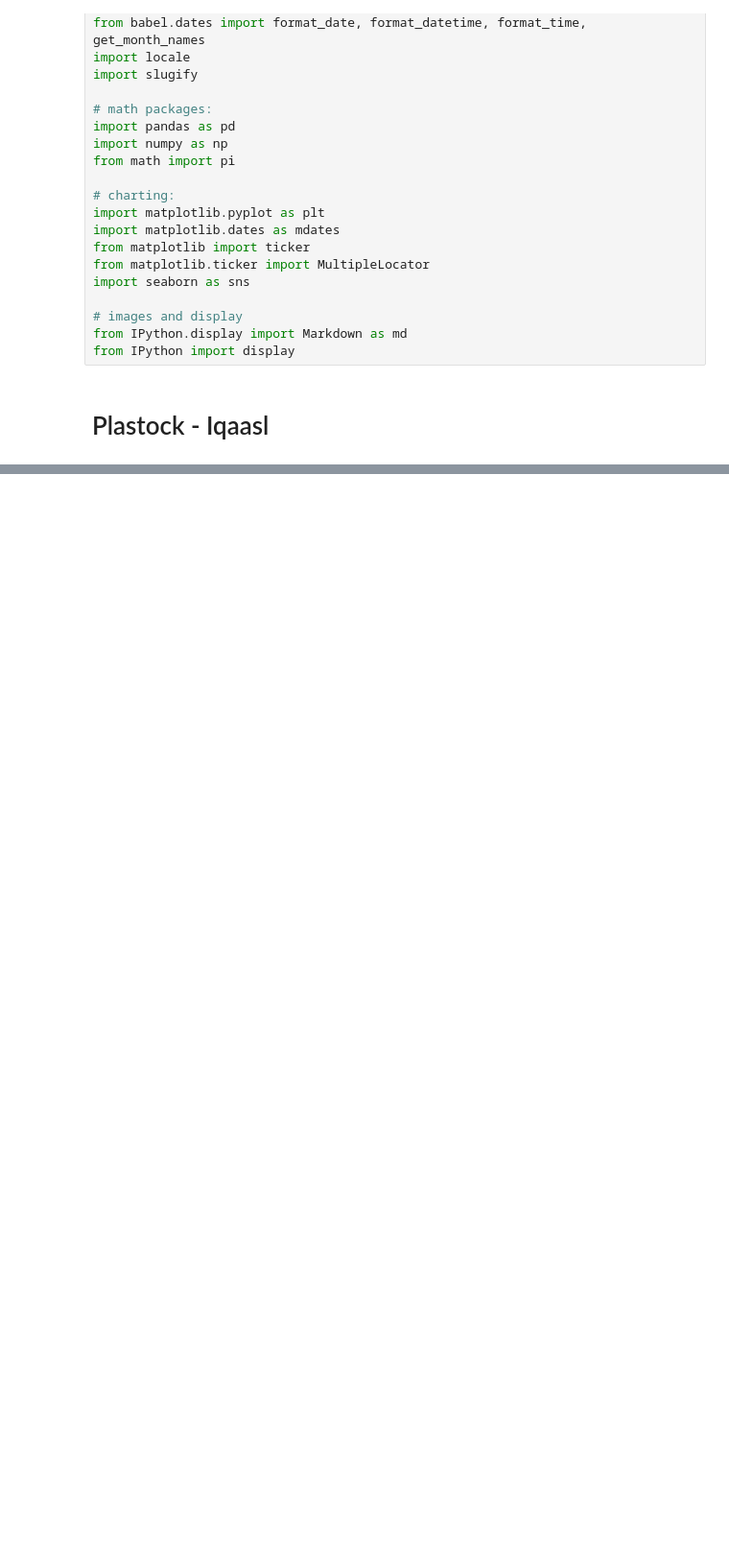
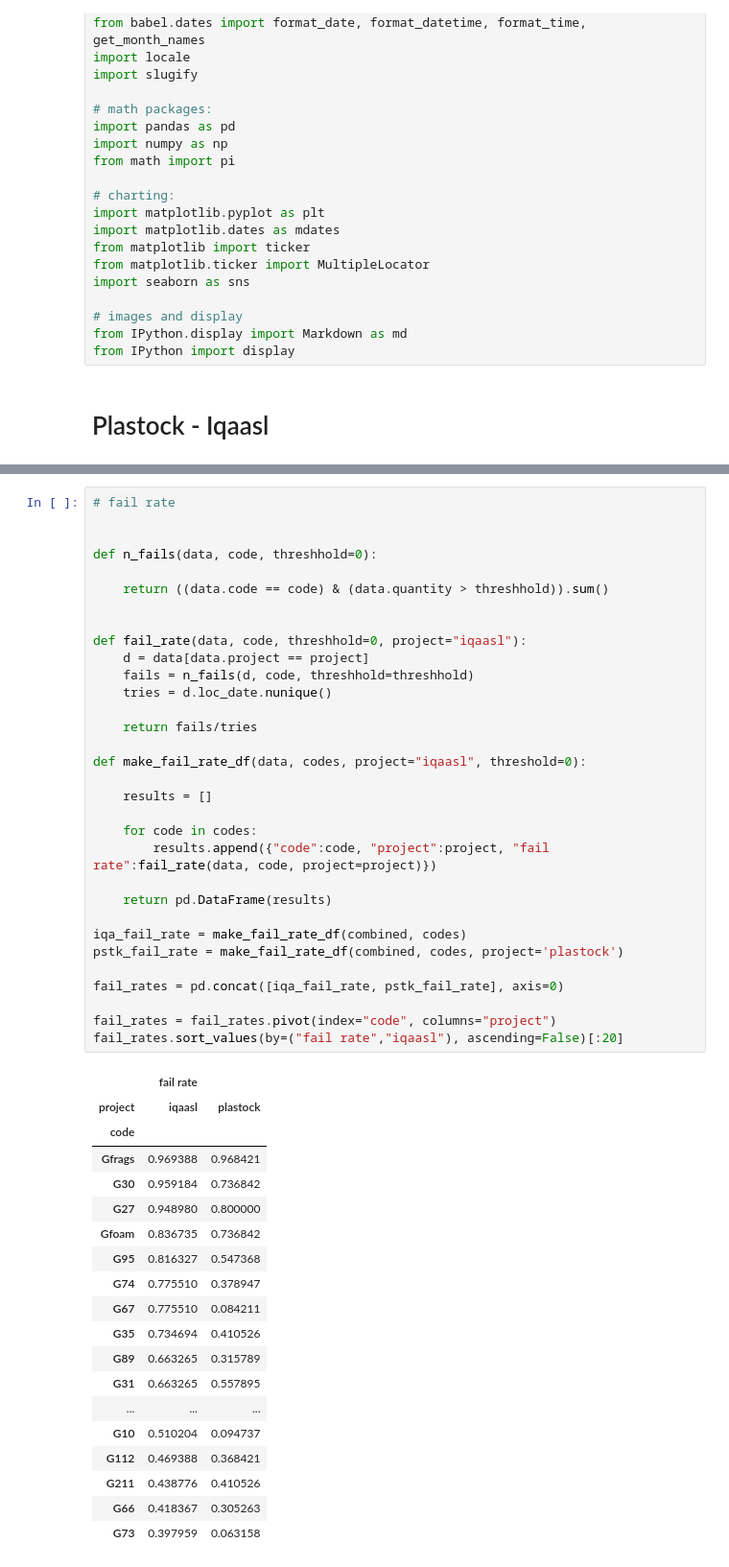
Before and after one commit to AssociationSauvegardeLeman/plastock, a Jupyter notebook: plastock_iqaasl.ipynb, the cells around one changed output, grey strips where cells are left out. Shown at 96% size. Saved outputs shown, nothing was run; the diff lists cells and outputs as text; blank space fills up the shorter version.

```diff
--- a/plastock_iqaasl.ipynb
+++ b/plastock_iqaasl.ipynb
@@ -207,0 +254,52 @@ summary.style.set_table_styles(table_css_styles)
+# %%
+# fail rate
+
+
+def n_fails(data, code, threshhold=0):
+
+    return ((data.code == code) & (data.quantity > threshhold)).sum()
+
+
+def fail_rate(data, code, threshhold=0, project="iqaasl"):
+    d = data[data.project == project]
+    fails = n_fails(d, code, threshhold=threshhold)
+    tries = d.loc_date.nunique()
+
+    return fails/tries
+
+def make_fail_rate_df(data, codes, project="iqaasl", threshold=0):
+
+    results = []
+
+    for code in codes:
+        results.append({"code":code, "project":project, "fail rate":fail_rate(data, code, project=project)})
+
+    return pd.DataFrame(results)
+
+iqa_fail_rate = make_fail_rate_df(combined, codes)
+pstk_fail_rate = make_fail_rate_df(combined, codes, project='plastock')
+
+fail_rates = pd.concat([iqa_fail_rate, pstk_fail_rate], axis=0)
+
+fail_rates = fail_rates.pivot(index="code", columns="project")
+fail_rates.sort_values(by=("fail rate","iqaasl"), ascending=False)[:20]
+# %% [output]
+|  | fail rate |  |
+| project | iqaasl | plastock |
+| code |  |  |
+| Gfrags | 0.969388 | 0.968421 |
+| G30 | 0.959184 | 0.736842 |
+| G27 | 0.948980 | 0.800000 |
+| Gfoam | 0.836735 | 0.736842 |
+| G95 | 0.816327 | 0.547368 |
+| G74 | 0.775510 | 0.378947 |
+| G67 | 0.775510 | 0.084211 |
+| G35 | 0.734694 | 0.410526 |
+| G89 | 0.663265 | 0.315789 |
+| G31 | 0.663265 | 0.557895 |
+| ... | ... | ... |
+| G10 | 0.510204 | 0.094737 |
+| G112 | 0.469388 | 0.368421 |
+| G211 | 0.438776 | 0.410526 |
+| G66 | 0.418367 | 0.305263 |
+| G73 | 0.397959 | 0.063158 |
```
Also changed, not shown: parts of 14 cells of this notebook, 1 other file.
